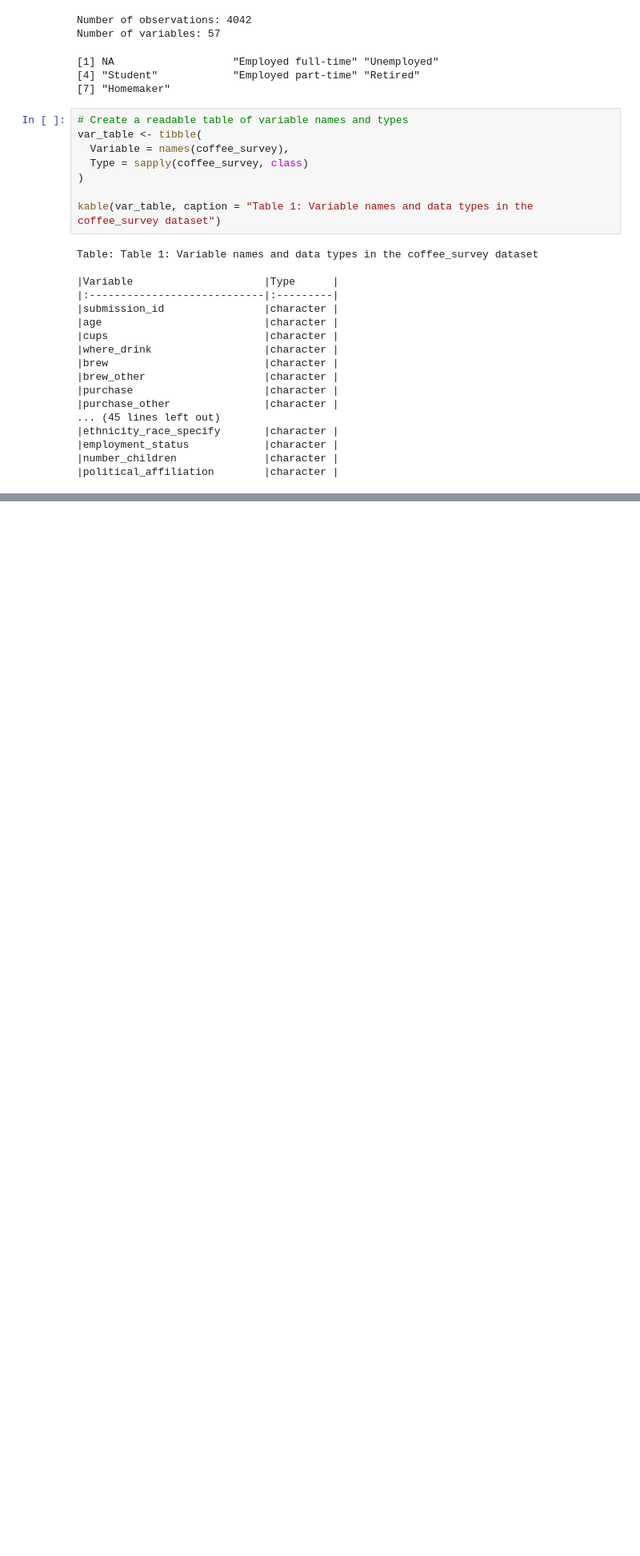
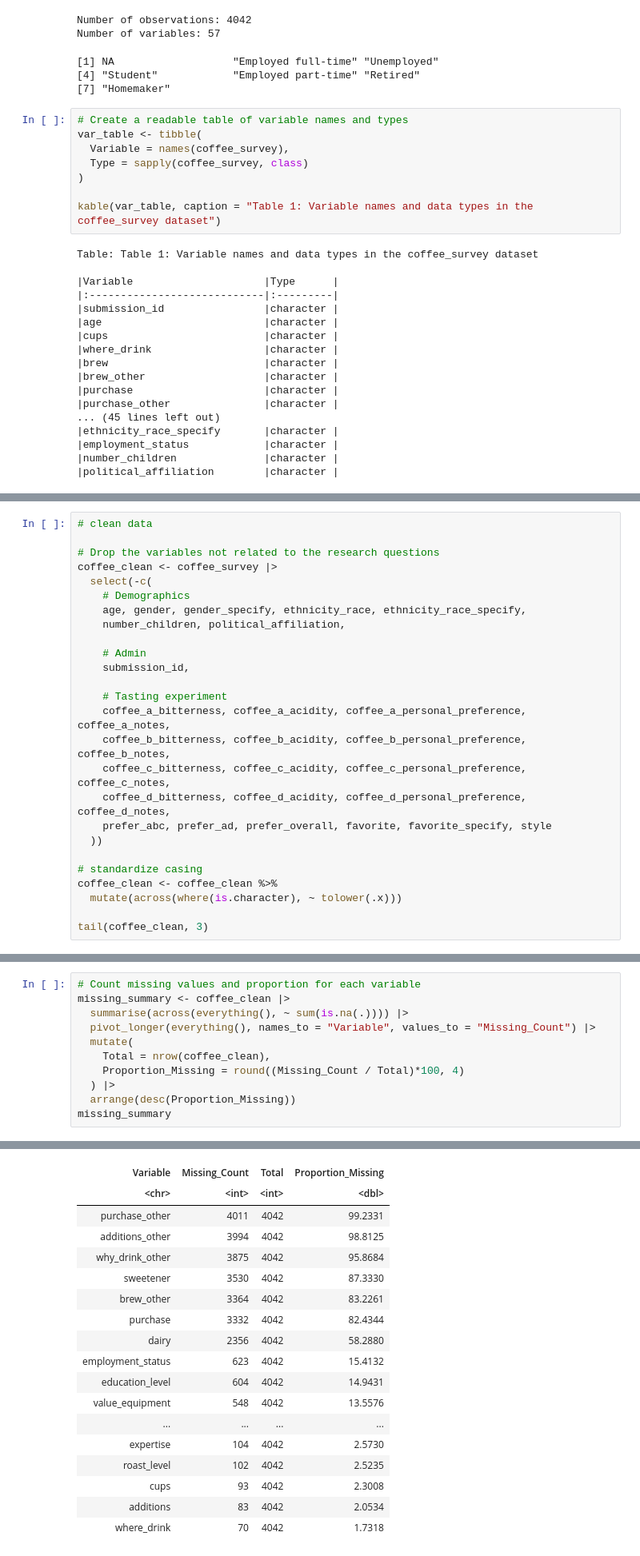
Before and after one commit to tiffanyn5/STAT301_Group9, a Jupyter notebook: group9_finalreport.ipynb, the cells around one changed output, grey strips where cells are left out. Shown at 80% size. Drawn from its saved outputs; the diff is of its cells as text; blank space fills up the shorter version.

```diff
--- a/group9_finalreport.ipynb
+++ b/group9_finalreport.ipynb
@@ -116,0 +121,26 @@ We may include more variables and remove some after the EDA.
+# %%
+# clean data
+
+# Drop the variables not related to the research questions
+coffee_clean <- coffee_survey |>
+  select(-c(
+    # Demographics
+    age, gender, gender_specify, ethnicity_race, ethnicity_race_specify,
+    number_children, political_affiliation,
+
+    # Admin
+    submission_id,
+
+    # Tasting experiment
+    coffee_a_bitterness, coffee_a_acidity, coffee_a_personal_preference, coffee_a_notes,
+    coffee_b_bitterness, coffee_b_acidity, coffee_b_personal_preference, coffee_b_notes,
+    coffee_c_bitterness, coffee_c_acidity, coffee_c_personal_preference, coffee_c_notes,
+    coffee_d_bitterness, coffee_d_acidity, coffee_d_personal_preference, coffee_d_notes,
+    prefer_abc, prefer_ad, prefer_overall, favorite, favorite_specify, style
+  ))
+
+# standardize casing
+coffee_clean <- coffee_clean %>%
+  mutate(across(where(is.character), ~ tolower(.x)))
+
+tail(coffee_clean, 3)
@@ -116,0 +157,12 @@ We may include more variables and remove some after the EDA.
+# %%
+# Count missing values and proportion for each variable
+missing_summary <- coffee_clean |>
+  summarise(across(everything(), ~ sum(is.na(.)))) |>
+  pivot_longer(everything(), names_to = "Variable", values_to = "Missing_Count") |>
+  mutate(
+    Total = nrow(coffee_clean),
+    Proportion_Missing = round((Missing_Count / Total)*100, 4)
+  ) |>
+  arrange(desc(Proportion_Missing))
+missing_summary
+# %% [output]
@@ -116,0 +170,18 @@ We may include more variables and remove some after the EDA.
+| Variable | Missing_Count | Total | Proportion_Missing |
+| <chr> | <int> | <int> | <dbl> |
+| purchase_other | 4011 | 4042 | 99.2331 |
+| additions_other | 3994 | 4042 | 98.8125 |
+| why_drink_other | 3875 | 4042 | 95.8684 |
+| sweetener | 3530 | 4042 | 87.3330 |
+| brew_other | 3364 | 4042 | 83.2261 |
+| purchase | 3332 | 4042 | 82.4344 |
+| dairy | 2356 | 4042 | 58.2880 |
+| employment_status | 623 | 4042 | 15.4132 |
+| education_level | 604 | 4042 | 14.9431 |
+| value_equipment | 548 | 4042 | 13.5576 |
+| ... | ... | ... | ... |
+| expertise | 104 | 4042 | 2.5730 |
+| roast_level | 102 | 4042 | 2.5235 |
+| cups | 93 | 4042 | 2.3008 |
+| additions | 83 | 4042 | 2.0534 |
+| where_drink | 70 | 4042 | 1.7318 |
```
Also changed, not shown: parts of 21 cells of this notebook.
